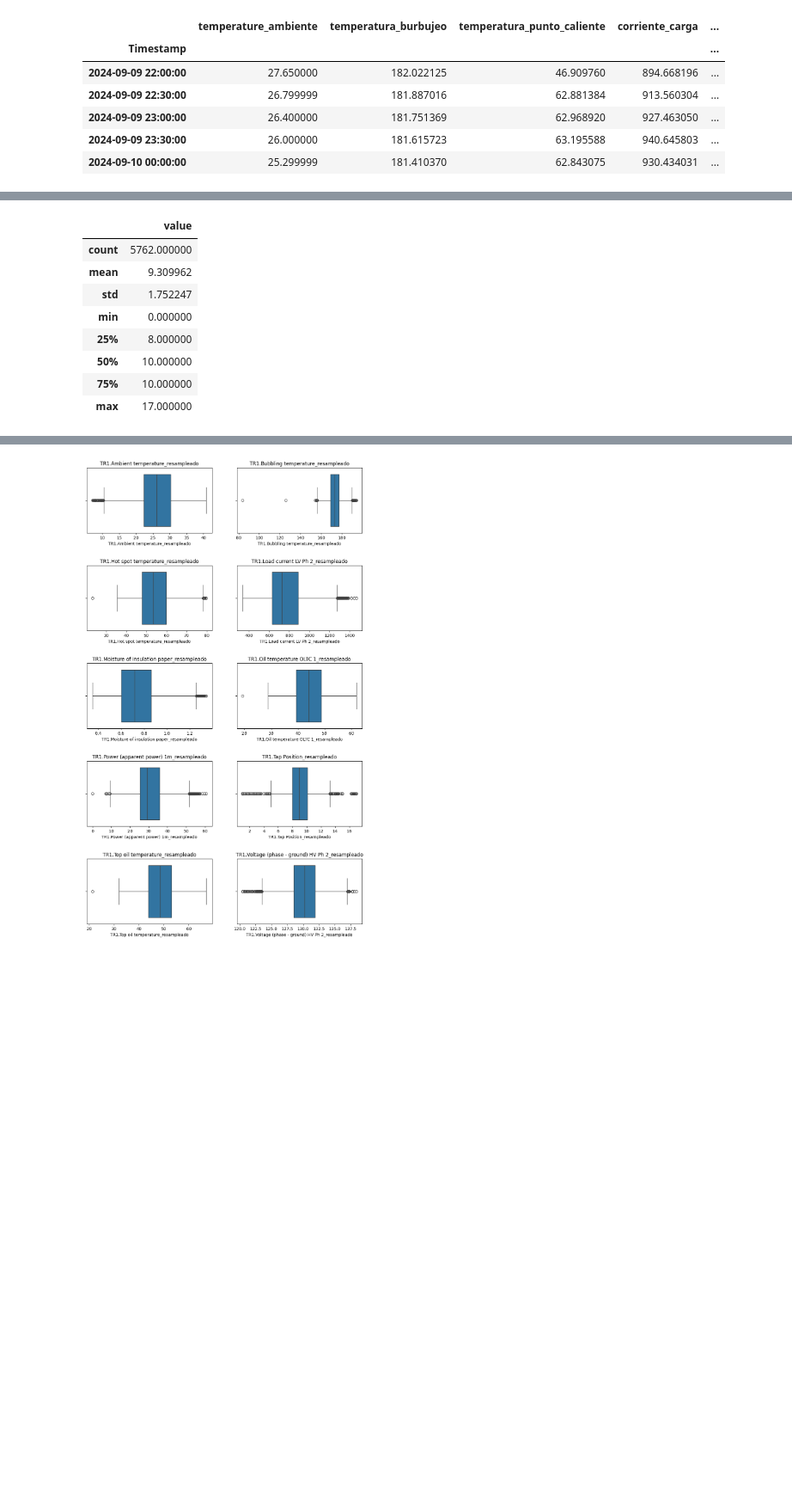
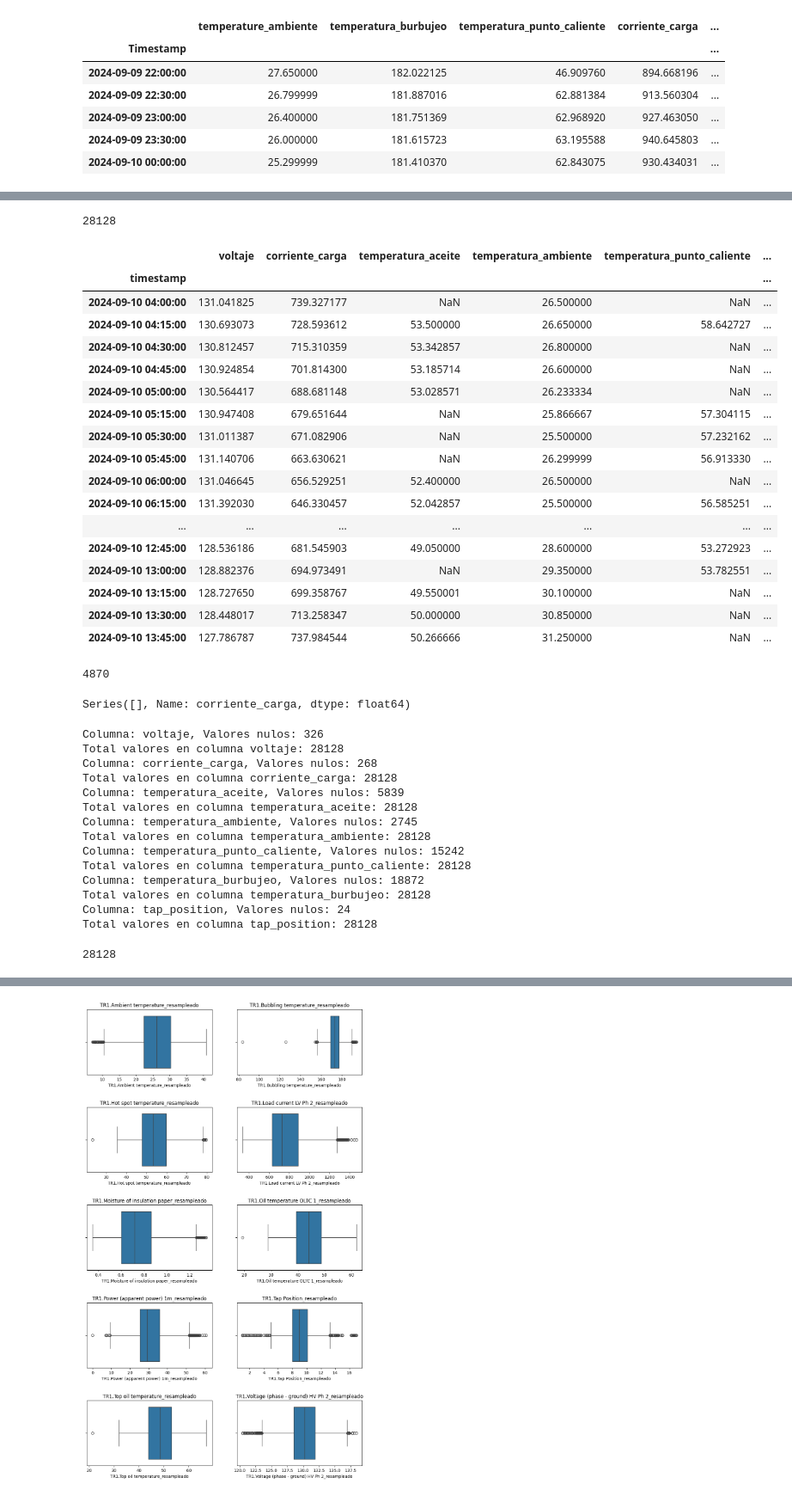
Before and after one commit to dannnmr/etl-predictivo, a Jupyter notebook: notebooks/transformacion.ipynb, the cells around one changed output, grey strips where cells are left out. Shown: that part at 86% size. Cells and saved outputs as stored; diff of their text form; code cells hidden in the pictures; blank space fills up the shorter version.

```diff
--- a/notebooks/transformacion.ipynb
+++ b/notebooks/transformacion.ipynb
@@ -122,14 +213,61 @@ def boxplots(df):
+# %%
+df_silver=pd.read_parquet("../data/silver/silver_data.parquet")
+len(df_silver)
+# %% [output]
+28128
+# %%
+df_silver.head(40)
+# %% [output]
+|  | voltaje | corriente_carga | temperatura_aceite | temperatura_ambiente | temperatura_punto_caliente | ... |
+| timestamp |  |  |  |  |  | ... |
+| 2024-09-10 04:00:00 | 131.041825 | 739.327177 | NaN | 26.500000 | NaN | ... |
+| 2024-09-10 04:15:00 | 130.693073 | 728.593612 | 53.500000 | 26.650000 | 58.642727 | ... |
+| 2024-09-10 04:30:00 | 130.812457 | 715.310359 | 53.342857 | 26.800000 | NaN | ... |
+| 2024-09-10 04:45:00 | 130.924854 | 701.814300 | 53.185714 | 26.600000 | NaN | ... |
+| 2024-09-10 05:00:00 | 130.564417 | 688.681148 | 53.028571 | 26.233334 | NaN | ... |
+| 2024-09-10 05:15:00 | 130.947408 | 679.651644 | NaN | 25.866667 | 57.304115 | ... |
+| 2024-09-10 05:30:00 | 131.011387 | 671.082906 | NaN | 25.500000 | 57.232162 | ... |
+| 2024-09-10 05:45:00 | 131.140706 | 663.630621 | NaN | 26.299999 | 56.913330 | ... |
+| 2024-09-10 06:00:00 | 131.046645 | 656.529251 | 52.400000 | 26.500000 | NaN | ... |
+| 2024-09-10 06:15:00 | 131.392030 | 646.330457 | 52.042857 | 25.500000 | 56.585251 | ... |
+| ... | ... | ... | ... | ... | ... | ... |
+| 2024-09-10 12:45:00 | 128.536186 | 681.545903 | 49.050000 | 28.600000 | 53.272923 | ... |
+| 2024-09-10 13:00:00 | 128.882376 | 694.973491 | NaN | 29.350000 | 53.782551 | ... |
+| 2024-09-10 13:15:00 | 128.727650 | 699.358767 | 49.550001 | 30.100000 | NaN | ... |
+| 2024-09-10 13:30:00 | 128.448017 | 713.258347 | 50.000000 | 30.850000 | NaN | ... |
+| 2024-09-10 13:45:00 | 127.786787 | 737.984544 | 50.266666 | 31.250000 | NaN | ... |
+# %%
+#eliminar filas con valores nulos
+df2=df_silver.dropna()
+len(df2)
+# %% [output]
+4870
+# %%
+df_silver['corriente_carga'].iloc[60518:60548]
+# %% [output]
+Series([], Name: corriente_carga, dtype: float64)
 # %%
 import pandas as pd
-df=pd.read_parquet("../data/bronze/transformador/tap_position.parquet")
-df.describe()
+df=pd.read_parquet("../data/silver/silver_data.parquet")
+for col in df.columns:
+    a= df[col].isnull().sum()
+    print(f"Columna: {col}, Valores nulos: {a}")
+    b=len(df[col])
+    print(f"Total valores en columna {col}: {b}")
+len(df)
 # %% [output]
-|  | value |
-| count | 5762.000000 |
-| mean | 9.309962 |
-| std | 1.752247 |
-| min | 0.000000 |
-| 25% | 8.000000 |
-| 50% | 10.000000 |
-| 75% | 10.000000 |
-| max | 17.000000 |
+Columna: voltaje, Valores nulos: 326
+Total valores en columna voltaje: 28128
+Columna: corriente_carga, Valores nulos: 268
+Total valores en columna corriente_carga: 28128
+Columna: temperatura_aceite, Valores nulos: 5839
+Total valores en columna temperatura_aceite: 28128
+Columna: temperatura_ambiente, Valores nulos: 2745
+Total valores en columna temperatura_ambiente: 28128
+Columna: temperatura_punto_caliente, Valores nulos: 15242
+Total valores en columna temperatura_punto_caliente: 28128
+Columna: temperatura_burbujeo, Valores nulos: 18872
+Total valores en columna temperatura_burbujeo: 28128
+Columna: tap_position, Valores nulos: 24
+Total valores en columna tap_position: 28128
+28128
```
Also changed, not shown: parts of 16 cells of this notebook, 14 other files.
